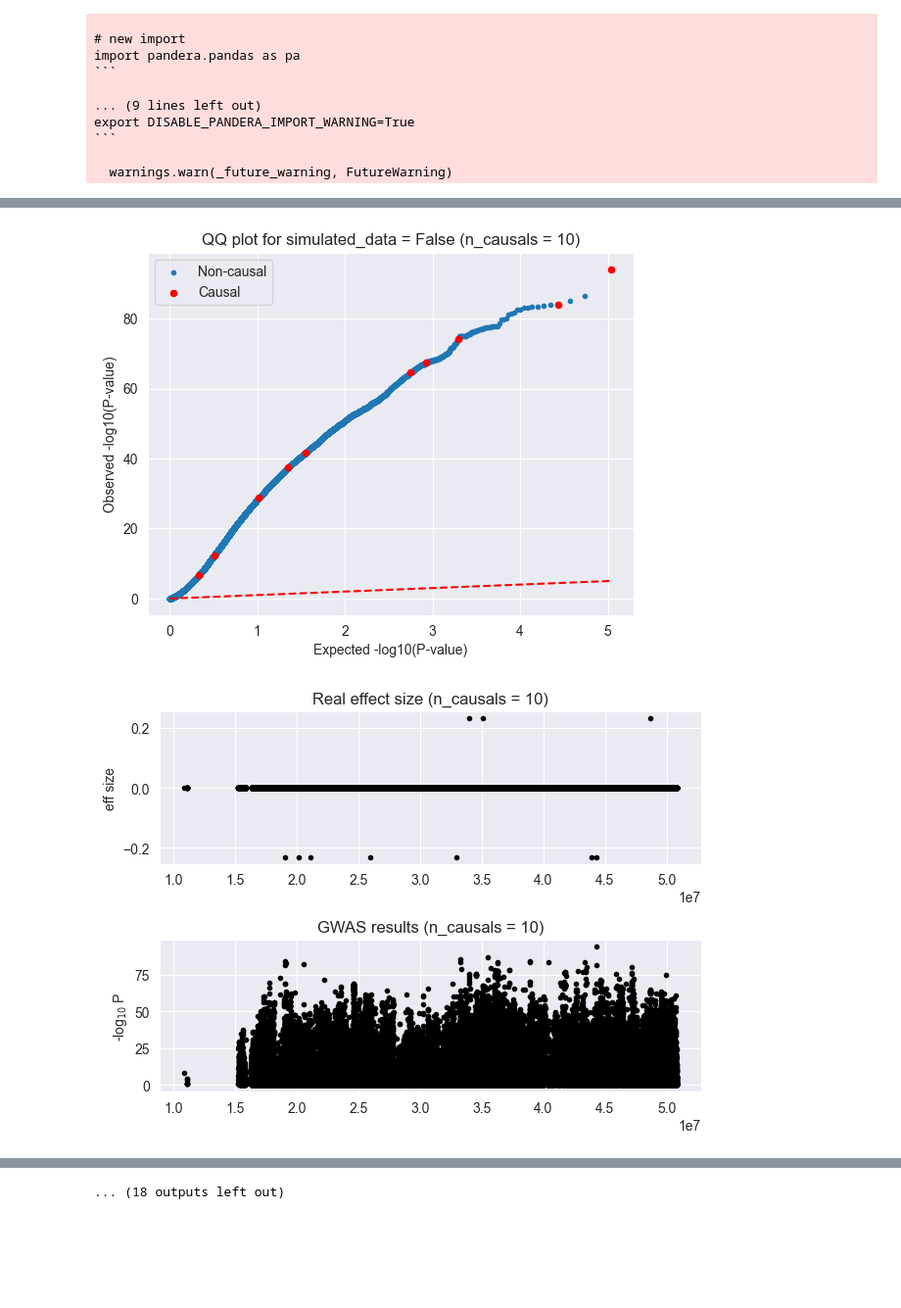
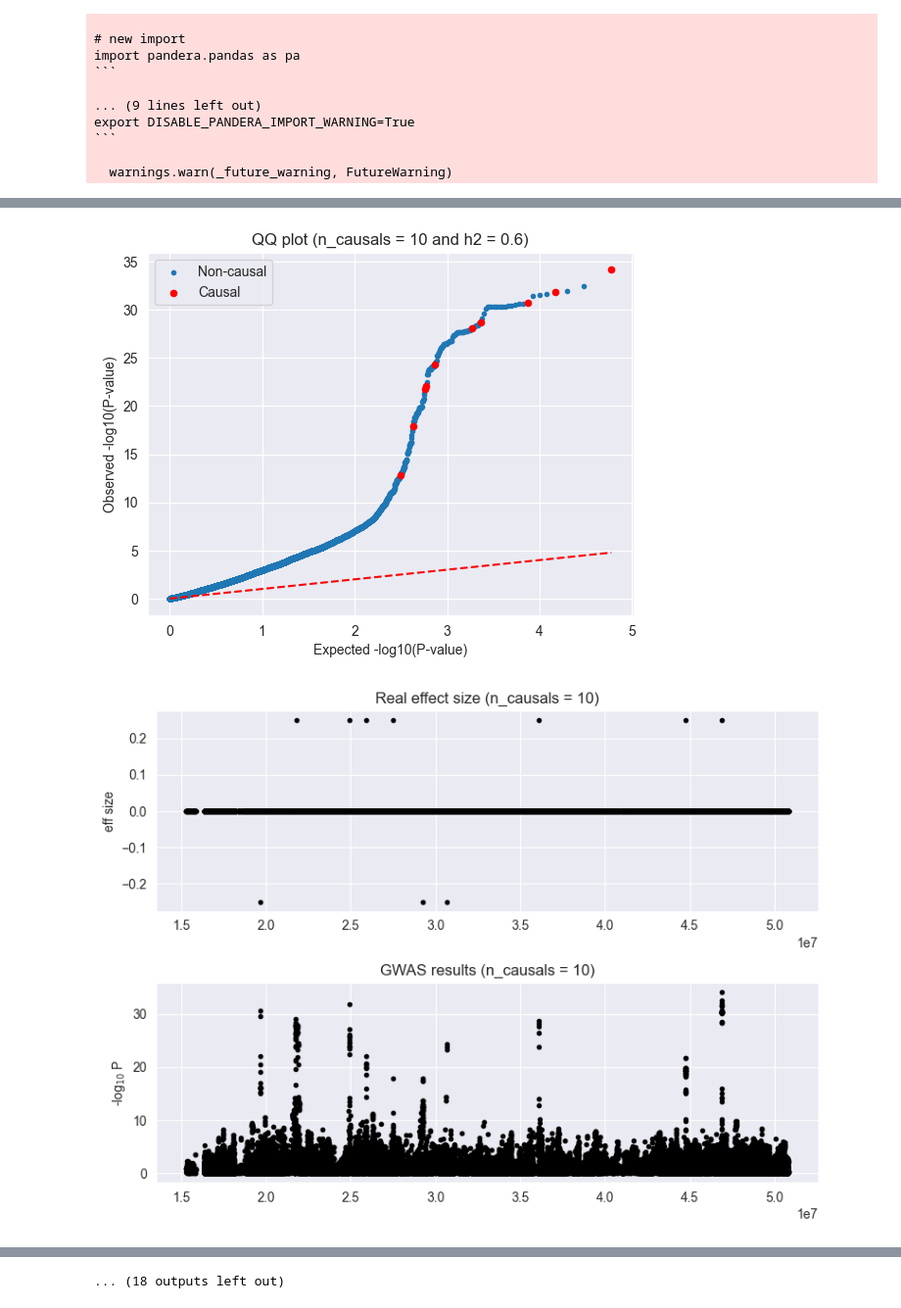
Before and after one commit to sueoglu/gobi_gwas, a Jupyter notebook: david/david_gwas.ipynb, the cells around one changed output, grey strips where cells are left out. Shown at 98% size. Drawn from its saved outputs; the diff is of its cells as text; code cells hidden in the pictures; blank space fills up the shorter version.

```diff
--- a/david/david_gwas.ipynb
+++ b/david/david_gwas.ipynb
@@ -67,6 +77,6 @@ if not hasattr(scipy, 'sqrt'):
 # %%
 # load genetic data
-bfile = '../ALL.chr22_GRCh38.genotypes.20170504/ALL.chr22_GRCh38.genotypes.20170504'
+bfile = 'data/final/chr22_step3_sampleqc'
 bim, fam, G = read_plink(bfile)
 # %% [output]
 top-level pandera module will be **removed in a future version of pandera**.
@@ -103,10 +113,10 @@ def subset_individuals(fam, G, keep_idxs):
     return bim, G
 # %%
 # extract region
-chrom = 22
-start = 30797531
-size = 100000
-bimr, Gr = extract_region(bim, Gs, chrom, start, start + size)
+#chrom = 22
+#start = 30797531
+#size = 100000
+#bimr, Gr = extract_region(bim, Gs, chrom, start, start + size)
 # %%
 X_real = G.compute().T
 # %%
@@ -180,8 +190,9 @@ def qq_plot(ax, p_values, idx_caus):
     plt.legend()
 # %%
 # Generate phenotype
+rng = np.random.default_rng(42)
 n_causal = 100
-idx_caus = np.random.choice(X_real.shape[1], size=n_causal)
+idx_caus = rng.choice(X_real.shape[1], size=n_causal)
 h2 = 0.6
 var_expl = np.full(n_causal, h2 / n_causal)
 y, beta_real = simulate_pheno(X_real, idx_caus, var_expl)
@@ -196,21 +209,25 @@ beta_ste = lmm.getBetaSNPste()
+# %%
+X_train, X_test = train_test_split(X_real, test_size=0.3, random_state=42)
 # %%
 n_causals = [10,20,50,75,100]
 h2s = [0.1,0.3,0.6]
 for n_c in n_causals:
     for n_h2 in h2s:
-      idx_caus = np.random.choice(X_real.shape[1], size=n_c)
+      idx_caus = rng.choice(X_real.shape[1], size=n_c, replace=False)
       var_expl = np.full(n_c, n_h2 / n_c)
       y, beta_real = simulate_pheno(X_real, idx_caus, var_expl)
-      F = np.ones_like(y)
-      lmm = LMM(y, F)
-      lmm.process(X_real)
+      X_train, X_test, y_train, y_test = train_test_split(X_real, y, test_size=0.3, random_state=42)
+      F = np.ones_like(y_train)
+      lmm = LMM(y_train, F)
+      lmm.process(X_train)
       pv = lmm.getPv()
       beta = lmm.getBetaSNP()
       beta_ste = lmm.getBetaSNPste()
       qq_plot(None,pv, idx_caus)
-      plt.title(f"QQ plot for simulated_data = False (n_causals = {n_c})")
+      plt.title(f"QQ plot (n_causals = {n_c} and h2 = {n_h2})")
       plt.show()
       x = bim['pos'].values
+      plt.figure(figsize=(8,6))
       plt.subplot(211)
       plt.title(f'Real effect size (n_causals = {n_c})')
       plt.plot(x, beta_real, '.k')
@@ -229,2 +246,2 @@ for n_c in n_causals:
-[figure, old version]
+[figure, new version]
-[figure, old version]
+[figure, new version]
```
Also changed, not shown: parts of 10 cells of this notebook.
